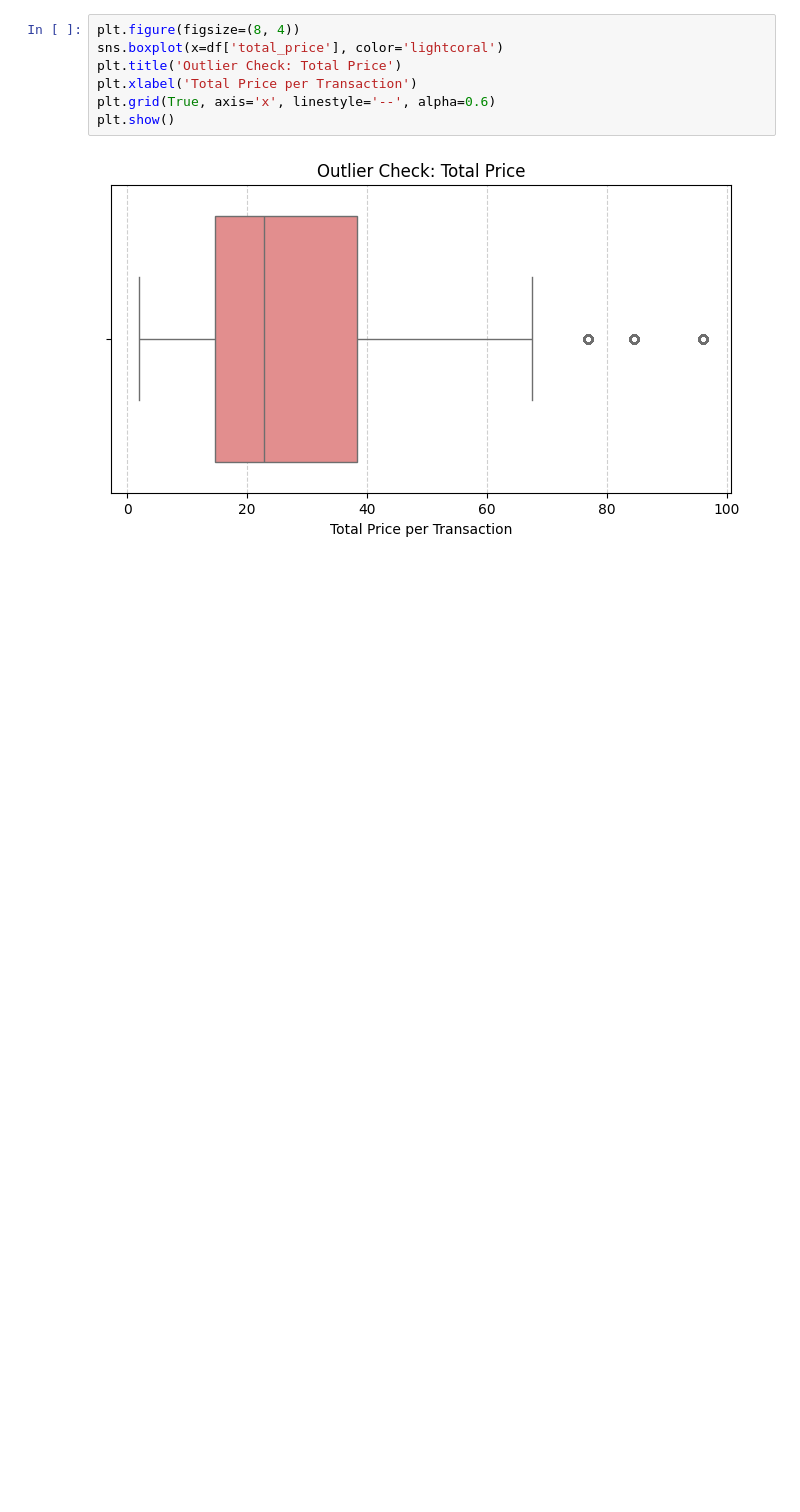
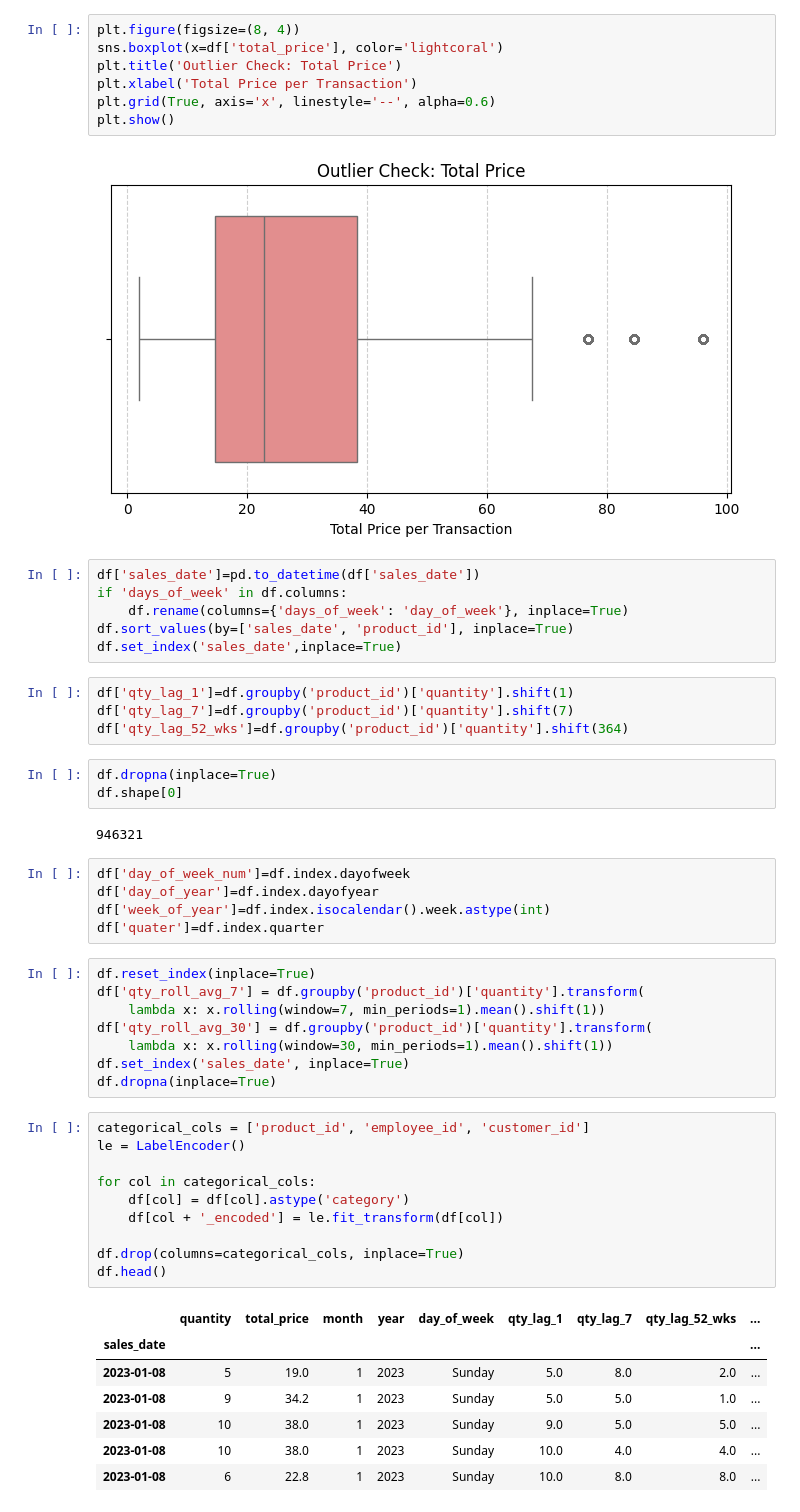
Before and after one commit to ShashwatBansal14/Inventory_forecast_model, a Jupyter notebook: 02_EDA_Feature_eng.ipynb, the cells around one changed output. Cells and saved outputs as stored; diff of their text form; blank space fills up the shorter version.

Commit message:
Created lag and rolling avg features

```diff
--- a/02_EDA_Feature_eng.ipynb
+++ b/02_EDA_Feature_eng.ipynb
@@ -71,3 +72,49 @@ plt.grid(True, axis='x', linestyle='--', alpha=0.6)
 plt.show()
 # %% [output]
 [figure]
+# %%
+df['sales_date']=pd.to_datetime(df['sales_date'])
+if 'days_of_week' in df.columns:
+    df.rename(columns={'days_of_week': 'day_of_week'}, inplace=True)
+df.sort_values(by=['sales_date', 'product_id'], inplace=True)
+df.set_index('sales_date',inplace=True)
+# %%
+df['qty_lag_1']=df.groupby('product_id')['quantity'].shift(1)
+df['qty_lag_7']=df.groupby('product_id')['quantity'].shift(7)
+df['qty_lag_52_wks']=df.groupby('product_id')['quantity'].shift(364)
+# %%
+df.dropna(inplace=True)
+df.shape[0]
+# %% [output]
+946321
+# %%
+df['day_of_week_num']=df.index.dayofweek
+df['day_of_year']=df.index.dayofyear
+df['week_of_year']=df.index.isocalendar().week.astype(int)
+df['quater']=df.index.quarter
+# %%
+df.reset_index(inplace=True)
+df['qty_roll_avg_7'] = df.groupby('product_id')['quantity'].transform(
+    lambda x: x.rolling(window=7, min_periods=1).mean().shift(1))
+df['qty_roll_avg_30'] = df.groupby('product_id')['quantity'].transform(
+    lambda x: x.rolling(window=30, min_periods=1).mean().shift(1))
+df.set_index('sales_date', inplace=True)
+df.dropna(inplace=True)
+# %%
+categorical_cols = ['product_id', 'employee_id', 'customer_id']
+le = LabelEncoder()
+
+for col in categorical_cols:
+    df[col] = df[col].astype('category')
+    df[col + '_encoded'] = le.fit_transform(df[col])
+
+df.drop(columns=categorical_cols, inplace=True)
+df.head()
+# %% [output]
+|  | quantity | total_price | month | year | day_of_week | qty_lag_1 | qty_lag_7 | qty_lag_52_wks | ... |
+| sales_date |  |  |  |  |  |  |  |  | ... |
+| 2023-01-08 | 5 | 19.0 | 1 | 2023 | Sunday | 5.0 | 8.0 | 2.0 | ... |
+| 2023-01-08 | 9 | 34.2 | 1 | 2023 | Sunday | 5.0 | 5.0 | 1.0 | ... |
+| 2023-01-08 | 10 | 38.0 | 1 | 2023 | Sunday | 9.0 | 5.0 | 5.0 | ... |
+| 2023-01-08 | 10 | 38.0 | 1 | 2023 | Sunday | 10.0 | 4.0 | 4.0 | ... |
+| 2023-01-08 | 6 | 22.8 | 1 | 2023 | Sunday | 10.0 | 8.0 | 8.0 | ... |
```
Also changed, not shown: parts of 2 cells of this notebook.
